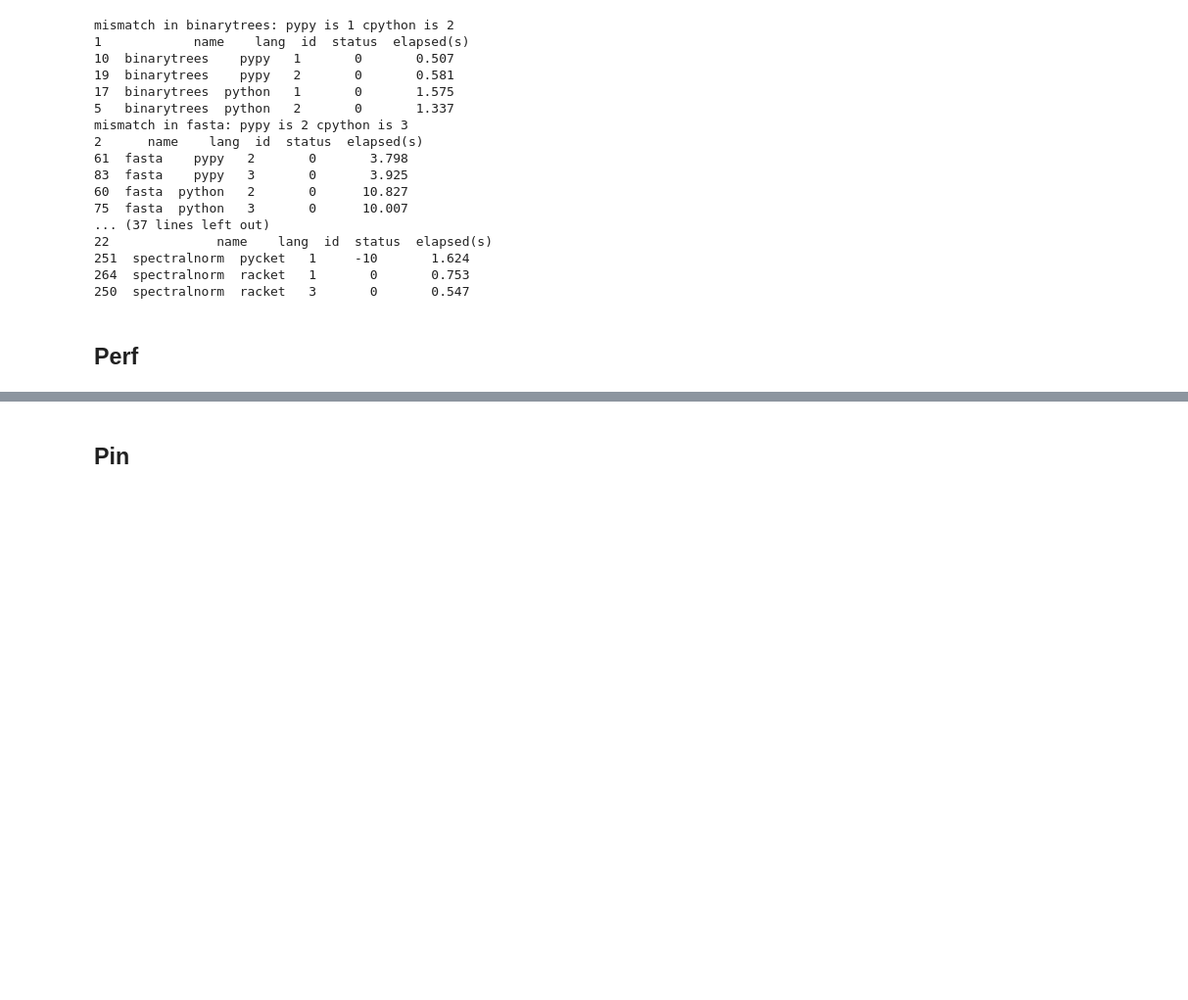
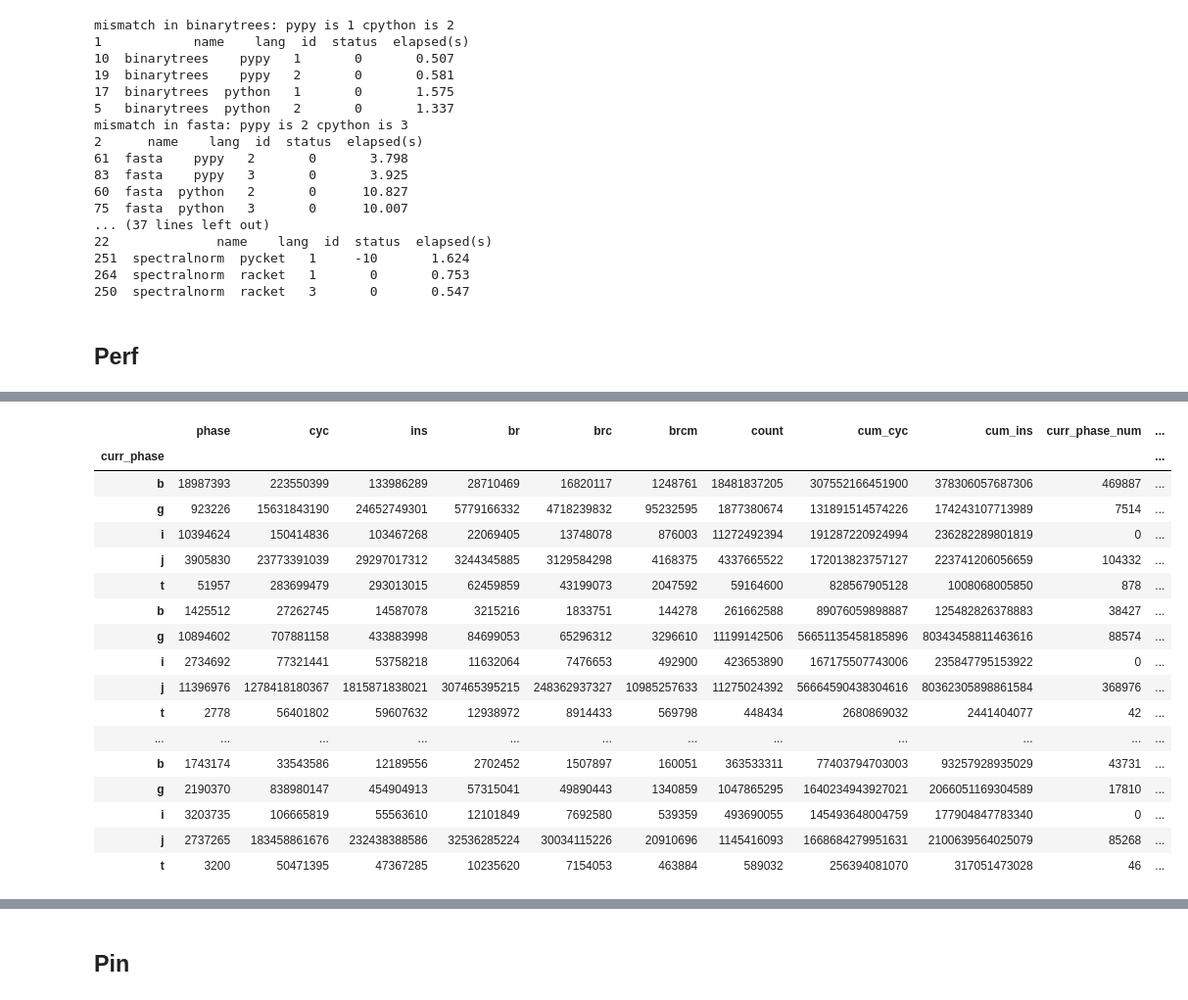
Before and after one commit to cornell-brg/metatracing-workload-characterization, a Jupyter notebook: ipython-notebooks/iiswc_bmarksgame.ipynb, the cells around one changed output, grey strips where cells are left out. Shown at 98% size. Cells and saved outputs as stored; diff of their text form; code cells hidden in the pictures; blank space fills up the shorter version.

```diff
--- a/ipython-notebooks/iiswc_bmarksgame.ipynb
+++ b/ipython-notebooks/iiswc_bmarksgame.ipynb
@@ -370,0 +475,16 @@ overall
+# %%
+# list of pypy impls
+papi_impls = [ ("binarytrees",    2),
+               #("chameneosredux", 2),
+               ("fannkuchredux",  6),
+               ("fasta",          2),
+               #("knucleotide",    8),
+               #("mandelbrot",     7),
+               ("meteor",         2),
+               ("nbody",          2),
+               ("pidigits",       2),
+               ("regexdna",       5),
+               ("revcomp",        6),
+               ("spectralnorm",   6),
+               #("threadring",     2),
+             ]
@@ -370,0 +608,20 @@ overall
+# %%
+def get_papi_by_phase_df( df ):
+    runs = df.groupby("run").first().index
+    papi_by_phase_df = None
+    for run in runs:
+        print run
+        tmp_df = plot_papi_time_breakdown( df, run, get_df=True )
+        tmp_df = tmp_df.groupby("curr_phase").sum()
+        tmp_df["ipc"] = tmp_df["ins"] / tmp_df["cyc"]
+        tmp_df["br_per_inst"] = tmp_df["brc"] / tmp_df["ins"]
+        tmp_df["br_miss_rate"] = tmp_df["brcm"] / tmp_df["brc"]
+        tmp_df["br_mpki"] = tmp_df["brcm"] / tmp_df["ins"] * 1000
+        tmp_df["run"] = run
+        if papi_by_phase_df is None:
+            papi_by_phase_df = tmp_df
+        else:
+            papi_by_phase_df = papi_by_phase_df.append( tmp_df )
+    return papi_by_phase_df
+# %%
+papi_by_phase_df = get_papi_by_phase_df( papi_df )
@@ -370,0 +638,21 @@ overall
+# %%
+papi_by_phase_df
+# %% [output]
+|  | phase | cyc | ins | br | brc | brcm | count | cum_cyc | cum_ins | curr_phase_num | ... |
+| curr_phase |  |  |  |  |  |  |  |  |  |  | ... |
+| b | 18987393 | 223550399 | 133986289 | 28710469 | 16820117 | 1248761 | 18481837205 | 307552166451900 | 378306057687306 | 469887 | ... |
+| g | 923226 | 15631843190 | 24652749301 | 5779166332 | 4718239832 | 95232595 | 1877380674 | 131891514574226 | 174243107713989 | 7514 | ... |
+| i | 10394624 | 150414836 | 103467268 | 22069405 | 13748078 | 876003 | 11272492394 | 191287220924994 | 236282289801819 | 0 | ... |
+| j | 3905830 | 23773391039 | 29297017312 | 3244345885 | 3129584298 | 4168375 | 4337665522 | 172013823757127 | 223741206056659 | 104332 | ... |
+| t | 51957 | 283699479 | 293013015 | 62459859 | 43199073 | 2047592 | 59164600 | 828567905128 | 1008068005850 | 878 | ... |
+| b | 1425512 | 27262745 | 14587078 | 3215216 | 1833751 | 144278 | 261662588 | 89076059898887 | 125482826378883 | 38427 | ... |
+| g | 10894602 | 707881158 | 433883998 | 84699053 | 65296312 | 3296610 | 11199142506 | 56651135458185896 | 80343458811463616 | 88574 | ... |
+| i | 2734692 | 77321441 | 53758218 | 11632064 | 7476653 | 492900 | 423653890 | 167175507743006 | 235847795153922 | 0 | ... |
+| j | 11396976 | 1278418180367 | 1815871838021 | 307465395215 | 248362937327 | 10985257633 | 11275024392 | 56664590438304616 | 80362305898861584 | 368976 | ... |
+| t | 2778 | 56401802 | 59607632 | 12938972 | 8914433 | 569798 | 448434 | 2680869032 | 2441404077 | 42 | ... |
+| ... | ... | ... | ... | ... | ... | ... | ... | ... | ... | ... | ... |
+| b | 1743174 | 33543586 | 12189556 | 2702452 | 1507897 | 160051 | 363533311 | 77403794703003 | 93257928935029 | 43731 | ... |
+| g | 2190370 | 838980147 | 454904913 | 57315041 | 49890443 | 1340859 | 1047865295 | 1640234943927021 | 2066051169304589 | 17810 | ... |
+| i | 3203735 | 106665819 | 55563610 | 12101849 | 7692580 | 539359 | 493690055 | 145493648004759 | 177904847783340 | 0 | ... |
+| j | 2737265 | 183458861676 | 232438388586 | 32536285224 | 30034115226 | 20910696 | 1145416093 | 1668684279951631 | 2100639564025079 | 85268 | ... |
+| t | 3200 | 50471395 | 47367285 | 10235620 | 7154053 | 463884 | 589032 | 256394081070 | 317051473028 | 46 | ... |
```
Also changed, not shown: parts of 19 cells of this notebook.
